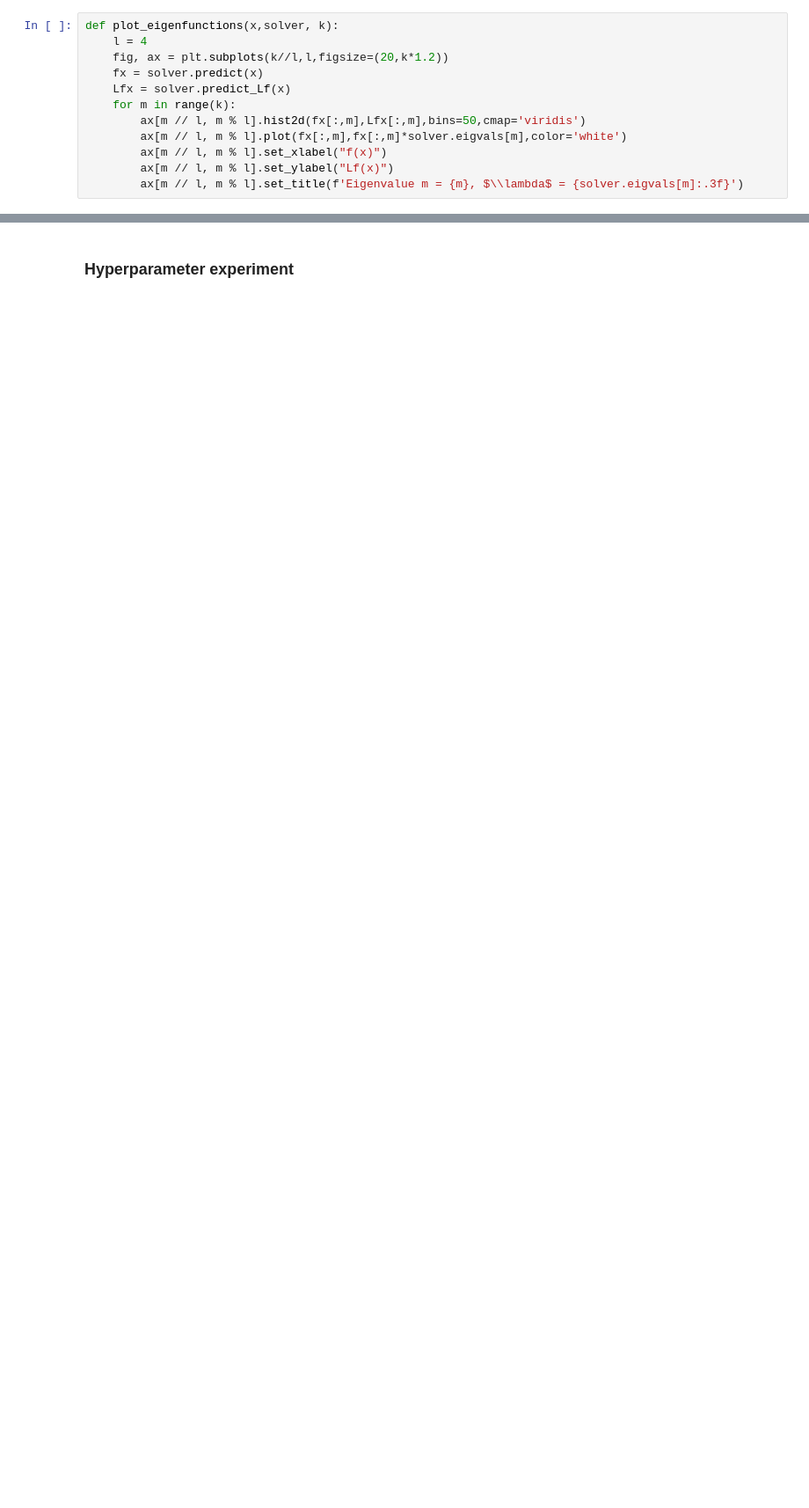
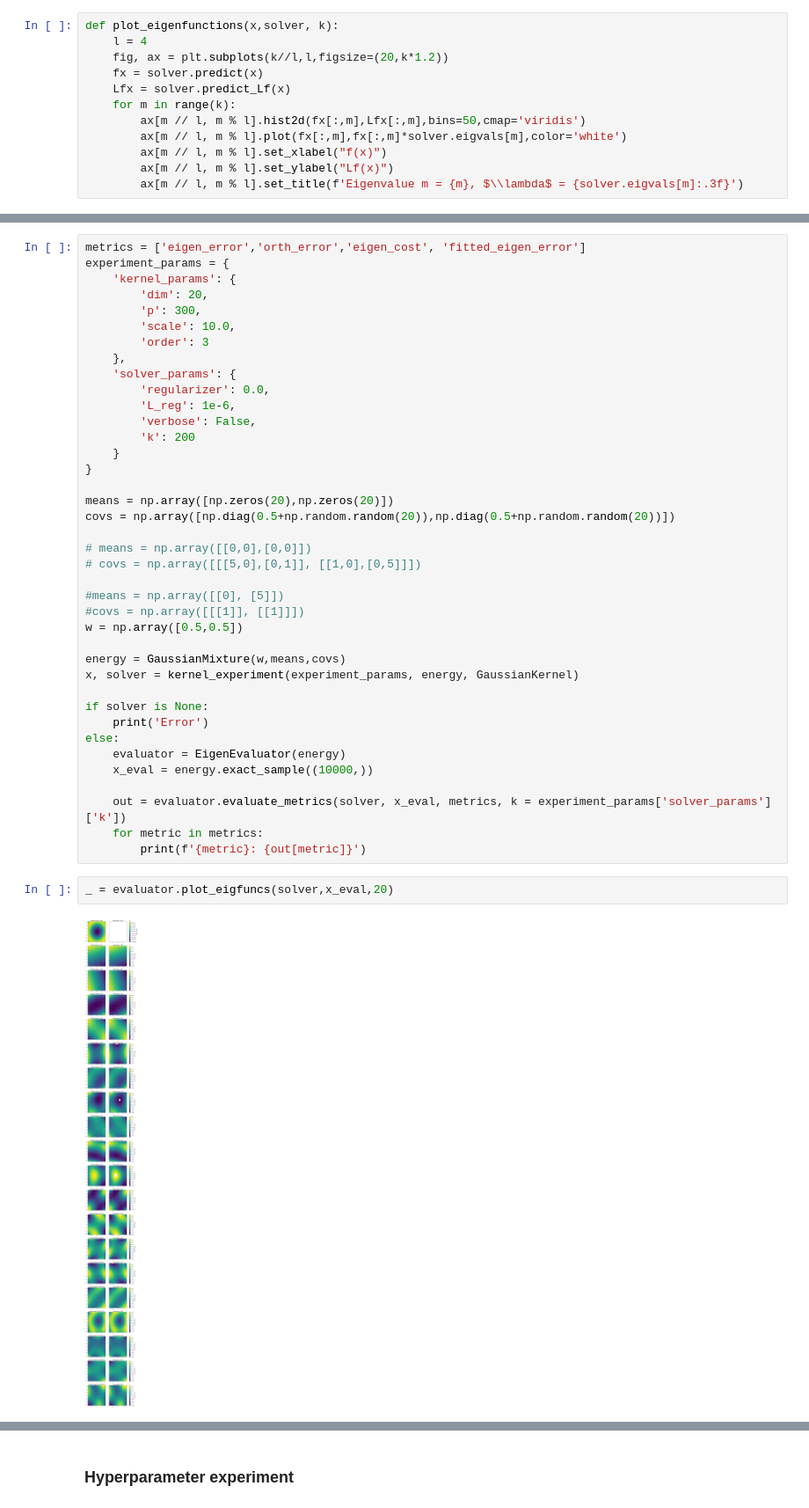
Before and after one commit to lclaeys/eigenfunction-solver, a Jupyter notebook: notebooks/kernel_galerkin.ipynb, the cells around one changed output, grey strips where cells are left out. Shown at 88% size. Cells and saved outputs as stored; diff of their text form; blank space fills up the shorter version.

```diff
--- a/notebooks/kernel_galerkin.ipynb
+++ b/notebooks/kernel_galerkin.ipynb
@@ -104,0 +109,43 @@ _ = evaluator.plot_eigfuncs(solver,x_eval,6)
+# %%
+metrics = ['eigen_error','orth_error','eigen_cost', 'fitted_eigen_error']
+experiment_params = {
+    'kernel_params': {
+        'dim': 20,
+        'p': 300,
+        'scale': 10.0,
+        'order': 3
+    },
+    'solver_params': {
+        'regularizer': 0.0,
+        'L_reg': 1e-6,
+        'verbose': False,
+        'k': 200
+    }
+}
+
+means = np.array([np.zeros(20),np.zeros(20)])
+covs = np.array([np.diag(0.5+np.random.random(20)),np.diag(0.5+np.random.random(20))])
+
+# means = np.array([[0,0],[0,0]])
+# covs = np.array([[[5,0],[0,1]], [[1,0],[0,5]]])
+
+#means = np.array([[0], [5]])
+#covs = np.array([[[1]], [[1]]])
+w = np.array([0.5,0.5])
+
+energy = GaussianMixture(w,means,covs)
+x, solver = kernel_experiment(experiment_params, energy, GaussianKernel)
+
+if solver is None:
+    print('Error')
+else:
+    evaluator = EigenEvaluator(energy)
+    x_eval = energy.exact_sample((10000,))
+
+    out = evaluator.evaluate_metrics(solver, x_eval, metrics, k = experiment_params['solver_params']['k'])
+    for metric in metrics:
+        print(f'{metric}: {out[metric]}')
+# %%
+_ = evaluator.plot_eigfuncs(solver,x_eval,20)
+# %% [output]
+[figure, added]
```
Also changed, not shown: parts of 26 cells of this notebook, 13 other files.
